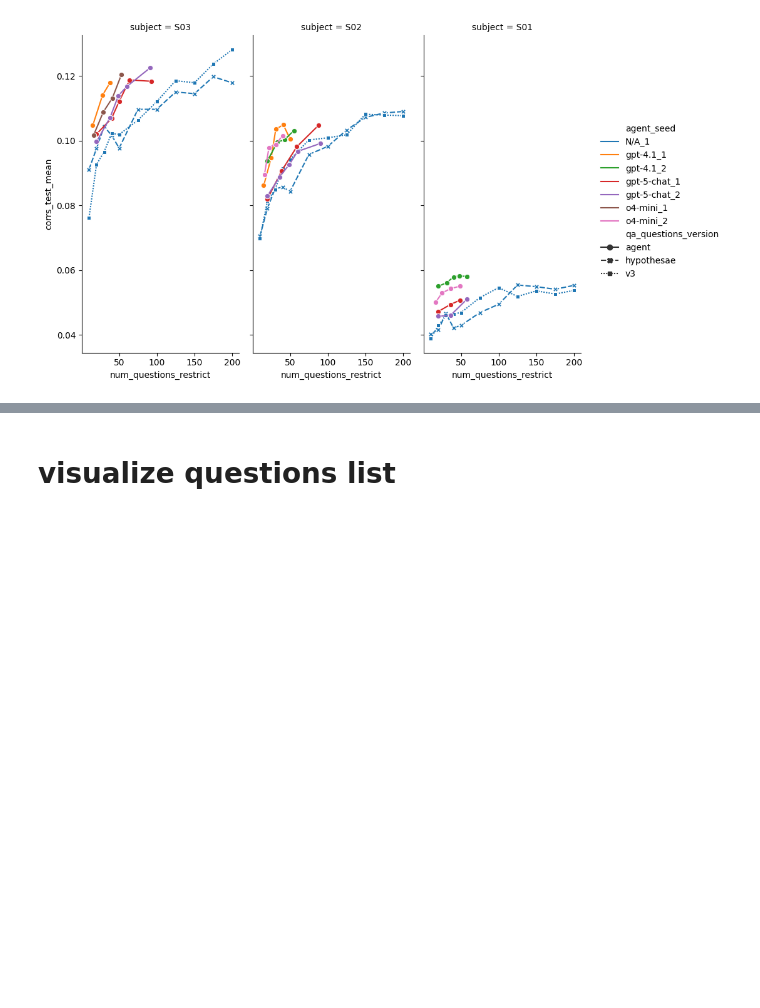
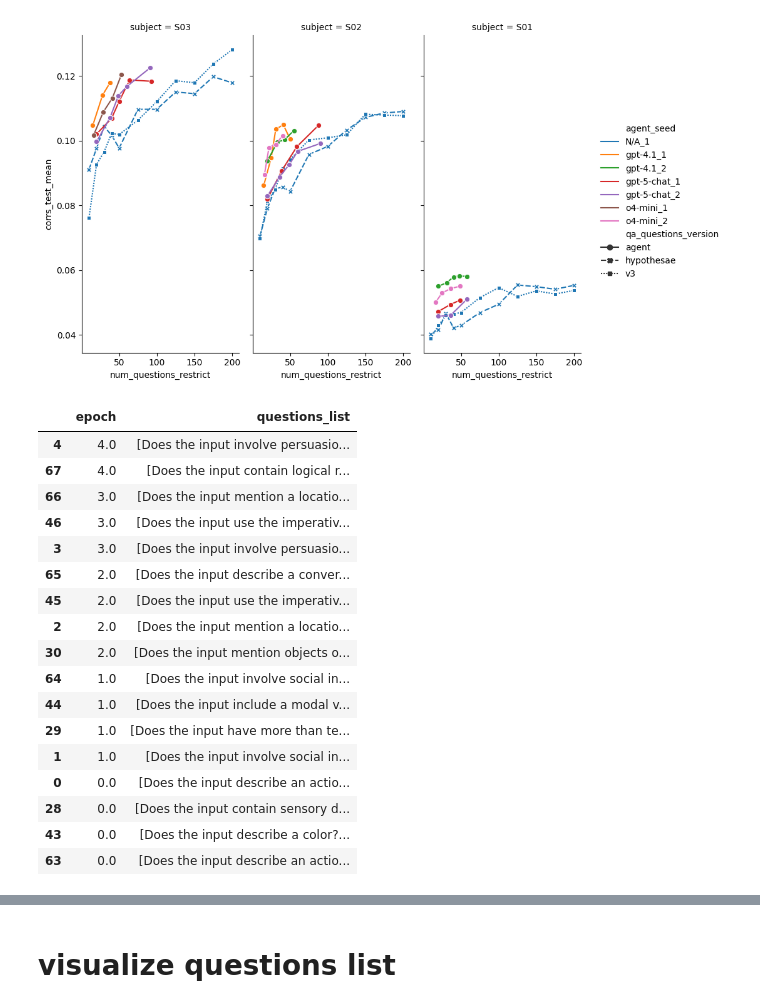
Before and after one commit to microsoft/automated-brain-explanations, a Jupyter notebook: notebooks/7_qa_agent/01_eval_agentic_path.ipynb, the cells around one changed output, grey strips where cells are left out. Drawn from its saved outputs; the diff is of its cells as text; code cells hidden in the pictures; blank space fills up the shorter version.

```diff
--- a/notebooks/7_qa_agent/01_eval_agentic_path.ipynb
+++ b/notebooks/7_qa_agent/01_eval_agentic_path.ipynb
@@ -91,3 +96,26 @@ sns.move_legend(g, "center right", bbox_to_anchor=(1.02, 0.5), frameon=False)
 plt.show()
 # %% [output]
 [figure]
+# %%
+# select a row
+examples = rr[(rr.feature_space == 'qa_agent') * (rr.subject == 'S03')].sort_values(by='epoch', ascending=False)[['epoch', 'questions_list']]
+examples
+# %% [output]
+|  | epoch | questions_list |
+| 4 | 4.0 | [Does the input involve persuasio... |
+| 67 | 4.0 | [Does the input contain logical r... |
+| 66 | 3.0 | [Does the input mention a locatio... |
+| 46 | 3.0 | [Does the input use the imperativ... |
+| 3 | 3.0 | [Does the input involve persuasio... |
+| 65 | 2.0 | [Does the input describe a conver... |
+| 45 | 2.0 | [Does the input use the imperativ... |
+| 2 | 2.0 | [Does the input mention a locatio... |
+| 30 | 2.0 | [Does the input mention objects o... |
+| 64 | 1.0 | [Does the input involve social in... |
+| 44 | 1.0 | [Does the input include a modal v... |
+| 29 | 1.0 | [Does the input have more than te... |
+| 1 | 1.0 | [Does the input involve social in... |
+| 0 | 0.0 | [Does the input describe an actio... |
+| 28 | 0.0 | [Does the input contain sensory d... |
+| 43 | 0.0 | [Does the input describe a color?... |
+| 63 | 0.0 | [Does the input describe an actio... |
```
Also changed, not shown: parts of 2 cells of this notebook, 3 other files.
